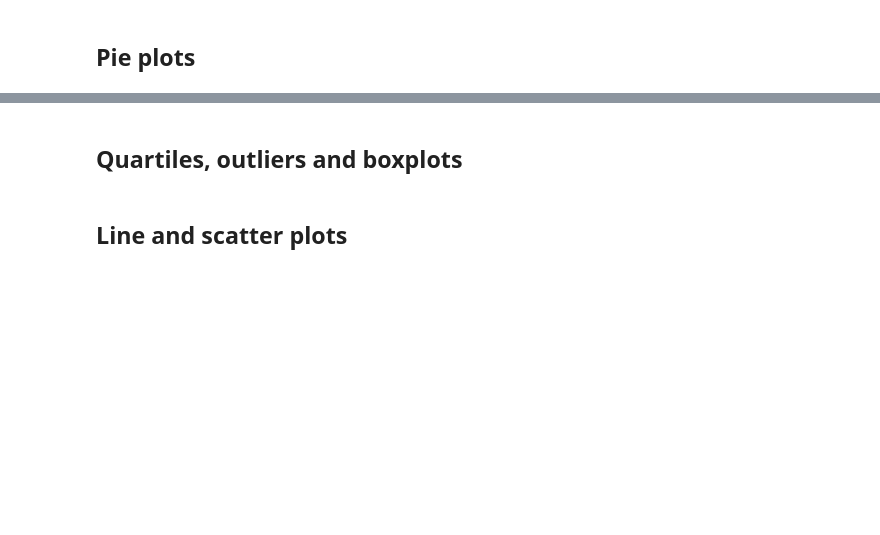
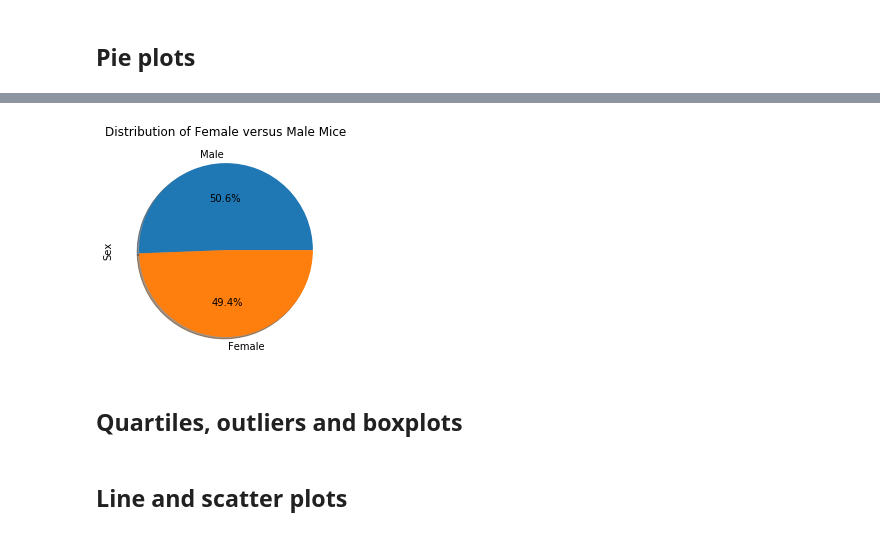
Before and after one commit to enriquesaenger/matplotlib-challenge, a Jupyter notebook: Pymaceuticals/pymaceuticals_starter.ipynb, the cells around one changed output, grey strips where cells are left out. Cells and saved outputs as stored; diff of their text form; code cells hidden in the pictures; blank space fills up the shorter version.

```diff
--- a/Pymaceuticals/pymaceuticals_starter.ipynb
+++ b/Pymaceuticals/pymaceuticals_starter.ipynb
@@ -71,5 +109,12 @@ plt.show()
 # %%
 # Generate a pie plot showing the distribution of female versus male mice using pyplot
+gender_list = ["Male", "Female"]
+plt.pie(gender_s, labels=gender_list, autopct='%1.1f%%', shadow=True)
+plt.title(pie_title)
+plt.ylabel(pie_ylabel)
+plt.show()
+# %% [output]
+[figure, added]
 # %% [markdown]
 ## Quartiles, outliers and boxplots
 # %%
```
Also changed, not shown: parts of 10 cells of this notebook.
